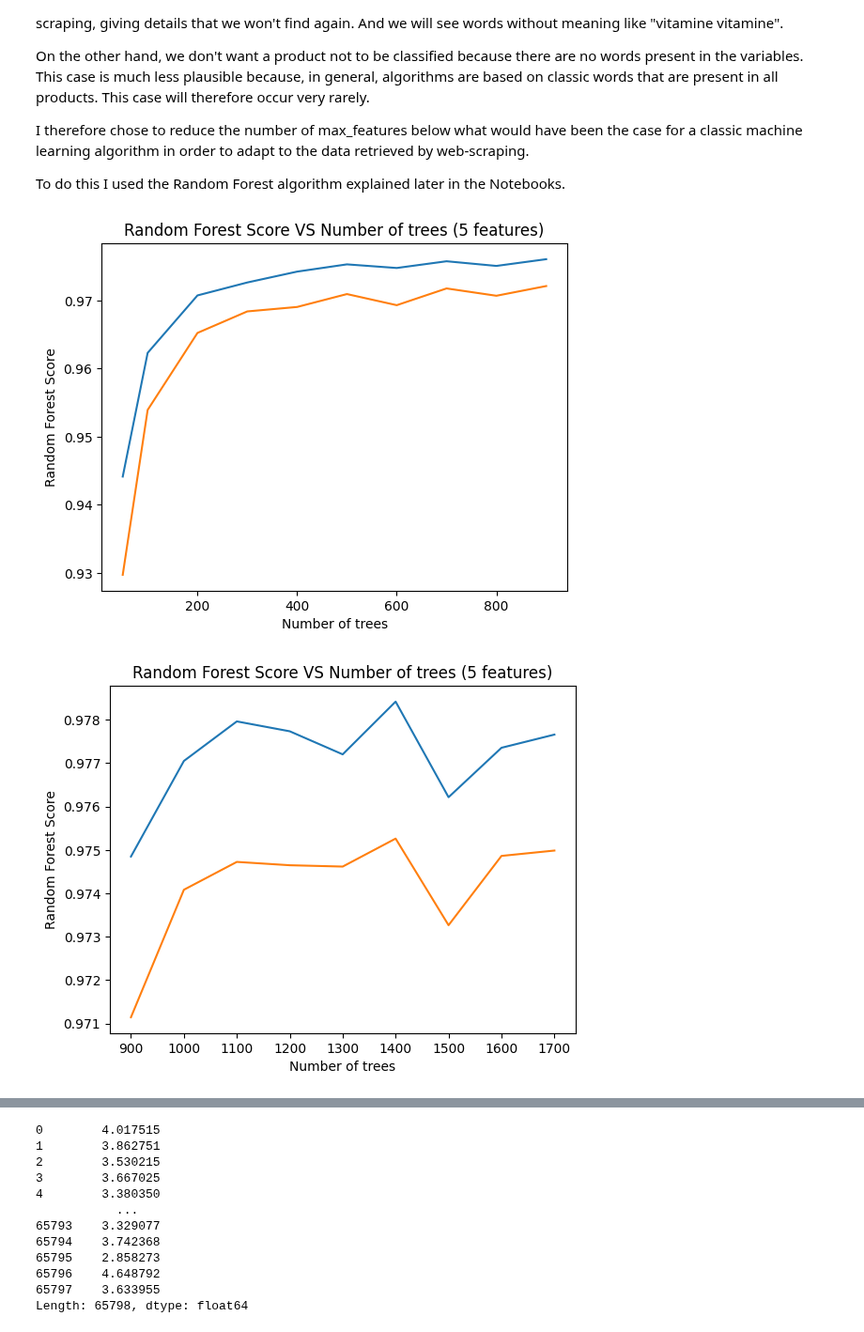
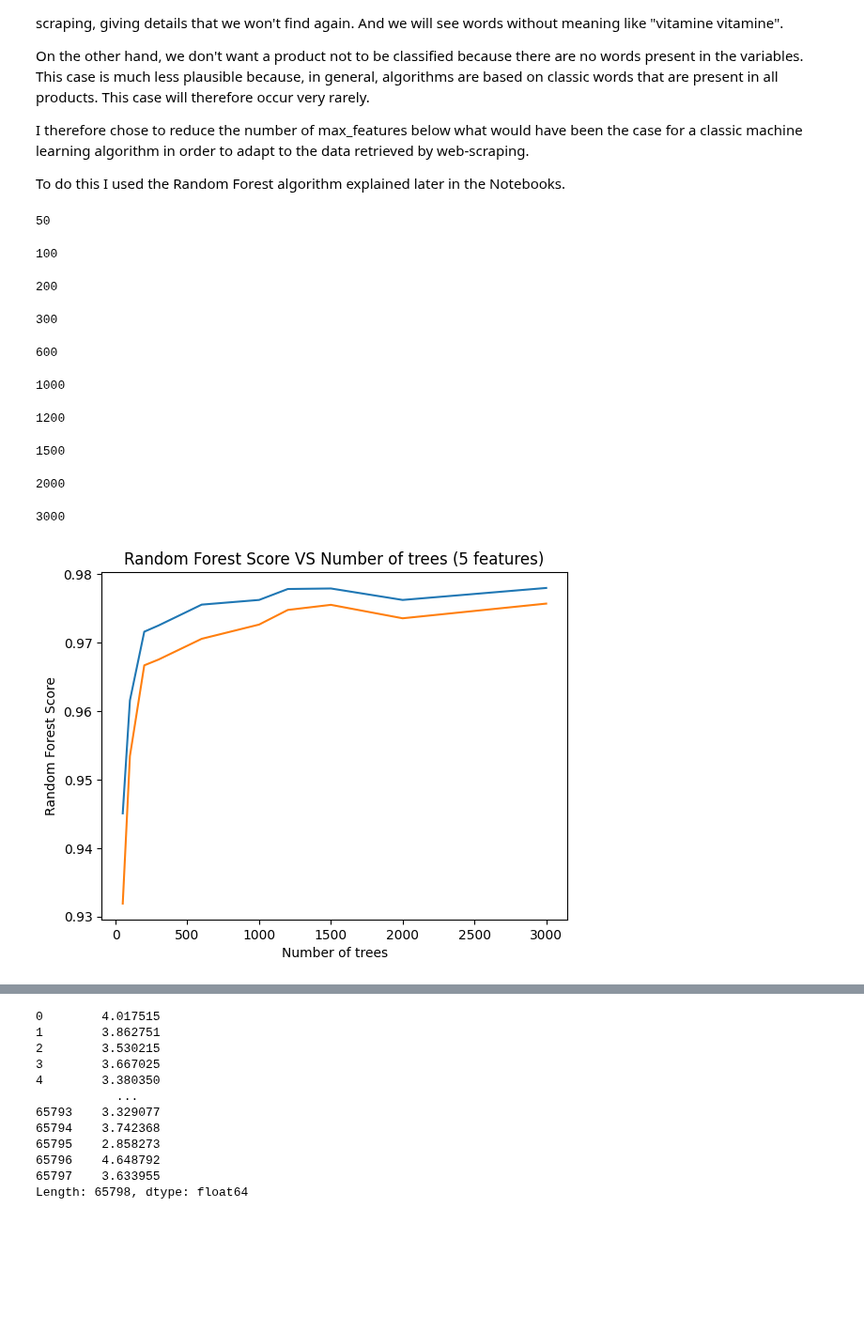
Before and after one commit to Thomasaujoux/food-classification, a Jupyter notebook: Data_Preprocessing/NLP.ipynb, the cells around one changed output, grey strips where cells are left out. Shown at 94% size. Saved outputs shown, nothing was run; the diff lists cells and outputs as text; code cells hidden in the pictures; blank space fills up the shorter version.

```diff
--- a/Data_Preprocessing/NLP.ipynb
+++ b/Data_Preprocessing/NLP.ipynb
@@ -278,44 +267,33 @@ def vectorization(max_features, df):
 # %%
 import matplotlib.pyplot as plt
 
 opt_table_estimators_accuracy=list()
 opt_table_estimators_f1=list()
-list_para = [50, 100, 200, 300, 400, 500, 600, 700, 800, 900]
+list_para = [50, 100, 200, 300, 600, 1000, 1200, 1500, 2000, 3000]
 
 for i in list_para:
+    print(i)
     X_train, X_test, y_train, y_test = vectorization(i, df)
     forest=RFC(criterion = 'entropy', class_weight = "balanced")
     forest.fit(X_train, y_train)
     output=forest.predict(X_test)
     opt_table_estimators_accuracy.append(metrics.accuracy_score(y_test, output))
     opt_table_estimators_f1.append(metrics.f1_score(y_test, output, average='macro'))
 plt.plot(list_para, opt_table_estimators_accuracy)
 plt.plot(list_para, opt_table_estimators_f1)
 plt.xlabel('Number of trees')
 plt.ylabel('Random Forest Score')
 plt.title('Random Forest Score VS Number of trees (5 features)')
 plt.show()
 # %% [output]
+50
+100
+200
+300
+600
+1000
+1200
+1500
+2000
+3000
-[figure, old version]
+[figure, new version]
-# %%
-import matplotlib.pyplot as plt
-
-opt_table_estimators_accuracy=list()
-opt_table_estimators_f1=list()
-list_para = [900, 1000, 1100, 1200, 1300, 1400, 1500, 1600, 1700]
-
-for i in list_para:
-    X_train, X_test, y_train, y_test = vectorization(i, df)
-    forest=RFC(criterion = 'entropy', class_weight = "balanced")
-    forest.fit(X_train, y_train)
-    output=forest.predict(X_test)
-    opt_table_estimators_accuracy.append(metrics.accuracy_score(y_test, output))
-    opt_table_estimators_f1.append(metrics.f1_score(y_test, output, average='macro'))
-plt.plot(list_para, opt_table_estimators_accuracy)
-plt.plot(list_para, opt_table_estimators_f1)
-plt.xlabel('Number of trees')
-plt.ylabel('Random Forest Score')
-plt.title('Random Forest Score VS Number of trees (5 features)')
-plt.show()
-# %% [output]
-[figure, removed]
```
Also changed, not shown: parts of 7 cells of this notebook, 26 other files.
